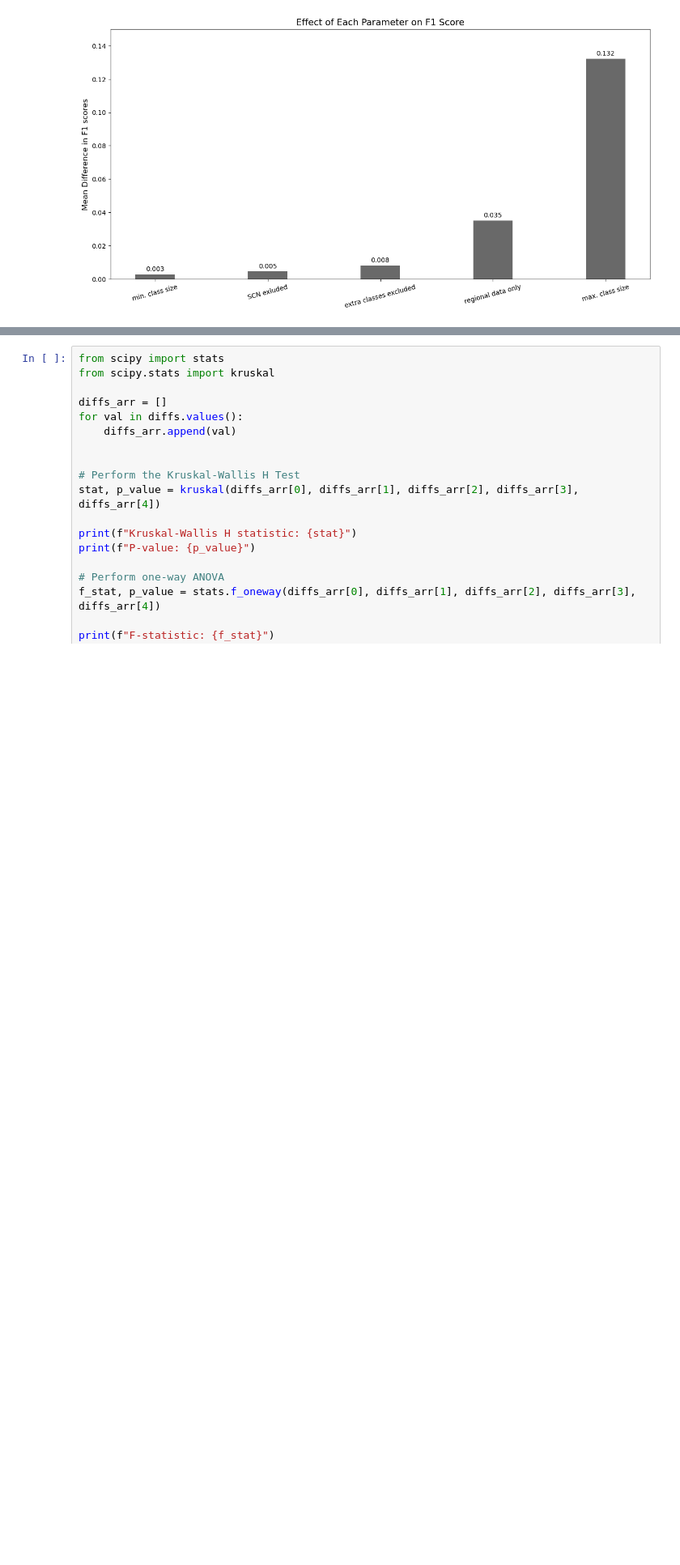
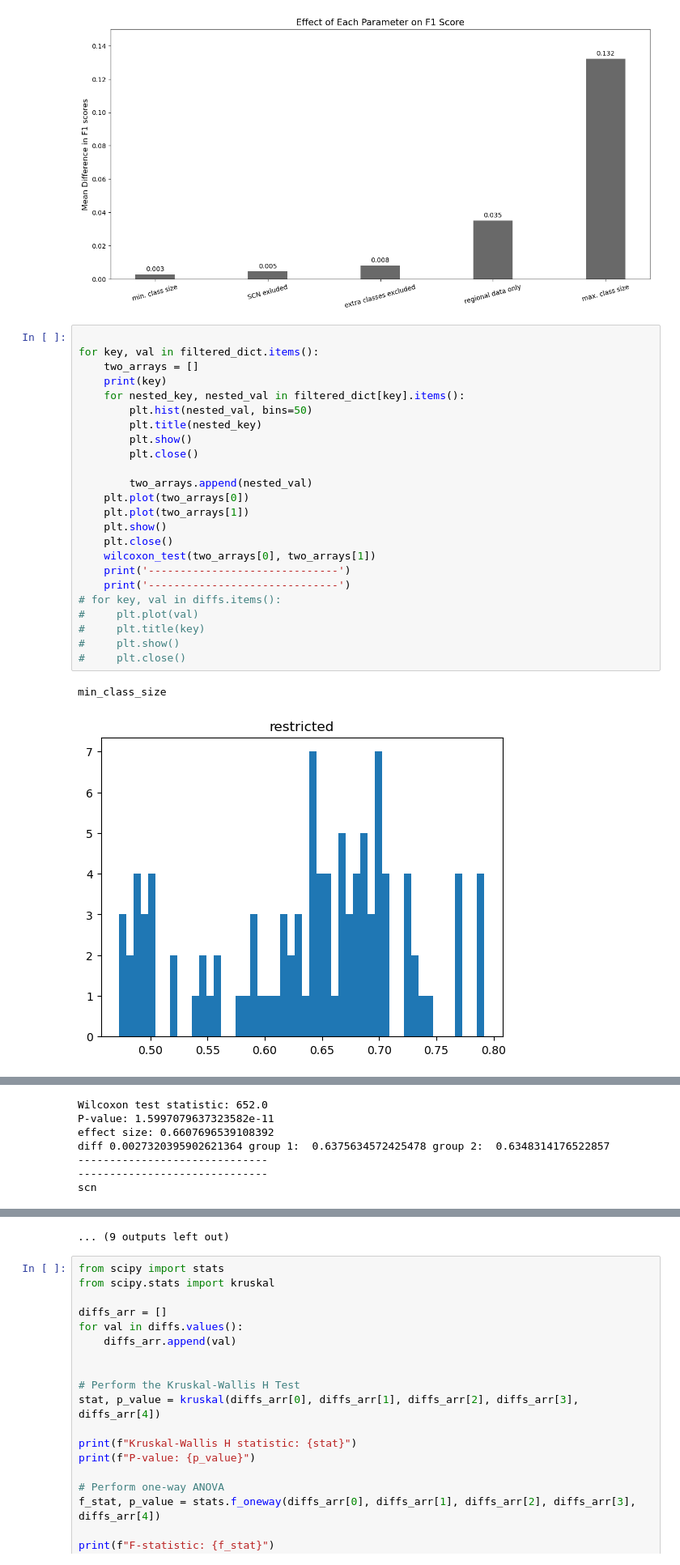
Before and after one commit to AnaisLacoursiereRoussel/AMP_code, a Jupyter notebook: f1_by_strategy.ipynb, the cells around one changed output, grey strips where cells are left out. Shown at 81% size. Cells and saved outputs as stored; diff of their text form; blank space fills up the shorter version.

Commit message:
adds Wilcoxon to f1_by_strategy

```diff
--- a/f1_by_strategy.ipynb
+++ b/f1_by_strategy.ipynb
@@ -303,3 +303,30 @@ plt.show()
 ***************************
 [0.002732039590262101, 0.00460675430885047, 0.008074366639098943, 0.035096698159051344, 0.13224678133895038]
 [figure]
+# %%
+
+for key, val in filtered_dict.items():
+    two_arrays = []
+    print(key)
+    for nested_key, nested_val in filtered_dict[key].items():
+        plt.hist(nested_val, bins=50)
+        plt.title(nested_key)
+        plt.show()
+        plt.close()
+
+        two_arrays.append(nested_val)
+    plt.plot(two_arrays[0])
+    plt.plot(two_arrays[1])
+    plt.show()
+    plt.close()
+    wilcoxon_test(two_arrays[0], two_arrays[1])
+    print('------------------------------')
+    print('------------------------------')
+# for key, val in diffs.items():
+#     plt.plot(val)
+#     plt.title(key)
+#     plt.show()
+#     plt.close()
+# %% [output]
+min_class_size
+[figure, added]
@@ -305,0 +335,7 @@ plt.show()
+Wilcoxon test statistic: 652.0
+P-value: 1.5997079637323582e-11
+effect size: 0.6607696539108392
+diff 0.0027320395902621364 group 1:  0.6375634572425478 group 2:  0.6348314176522857
+------------------------------
+------------------------------
+scn
@@ -306,3 +355,4 @@ plt.show()
+... (9 outputs left out)
 # %%
 from scipy import stats
 from scipy.stats import kruskal
```
Also changed, not shown: parts of 1 cell of this notebook.
